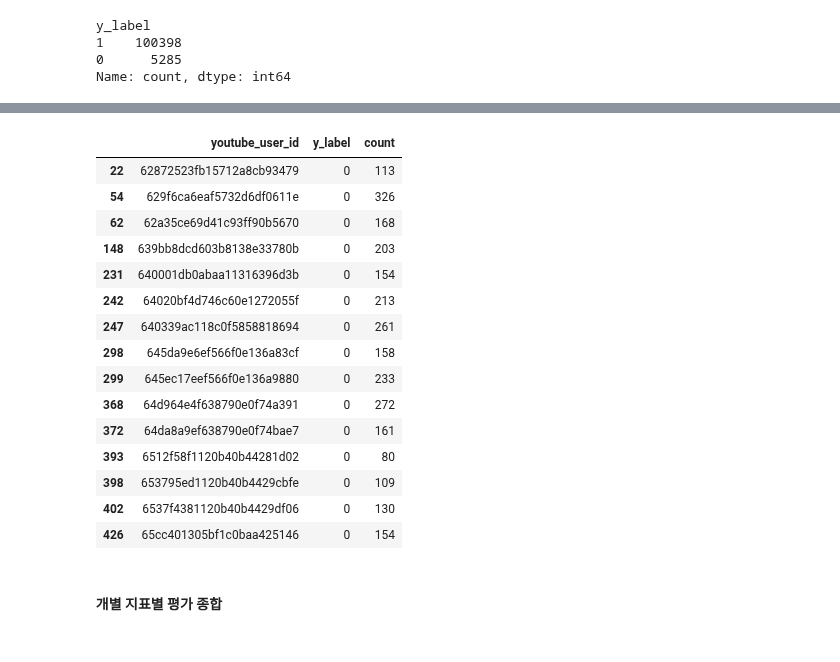
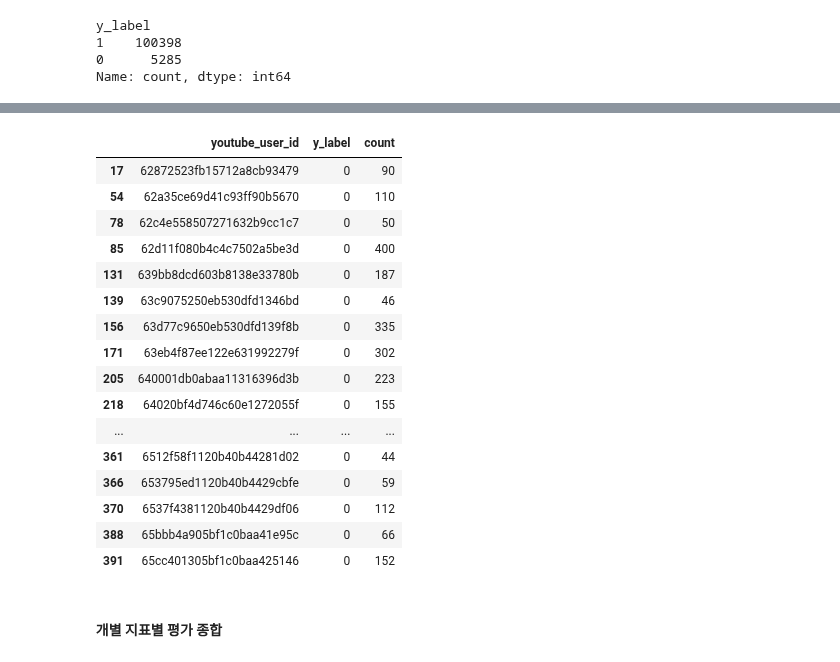
Before and after one commit to kkwann/awake, a Jupyter notebook: 3.EDA.ipynb, the cells around one changed output, grey strips where cells are left out. Cells and saved outputs as stored; diff of their text form; code cells hidden in the pictures.

```diff
--- a/3.EDA.ipynb
+++ b/3.EDA.ipynb
@@ -98,10 +108,16 @@ merge_df_users_fin['playback_based_cpm_rate'] = merge_df_users_fin['playback_bas
 merge_df_users_fin['revenue_per_minute_watched'] = merge_df_users_fin['estimated_revenue'] / merge_df_users_fin['estimatedMinutesWatched'] ## 시청 시간 당 수익
 merge_df_users_fin['avg_view_duration_rate'] = merge_df_users_fin['averageViewDuration'] / merge_df_users_fin['averageViewPercentage'] ## 평균 시청 시간 비율
 merge_df_users_fin['watched_time_rate'] = merge_df_users_fin['averageViewPercentage'] * merge_df_users_fin['estimatedMinutesWatched'] ## 재생 비율 대비 시청 시간
+merge_df_users_fin['watched_view_rate'] = merge_df_users_fin['estimatedMinutesWatched'] / merge_df_users_fin['views'] ## 조회수당 시청시간
+merge_df_users_fin['subscribed_view_time_rate'] = merge_df_users_fin['estimatedMinutesWatched'] / merge_df_users_fin['SUBSCRIBED'] ## 구독자조회수당 시청시간
+merge_df_users_fin['unsubscribed_view_time_rate'] = merge_df_users_fin['estimatedMinutesWatched'] / merge_df_users_fin['UNSUBSCRIBED'] ## 비구독자조회수당 시청시간
+merge_df_users_fin['subscriber_view_time_rate'] = merge_df_users_fin['estimatedMinutesWatched'] / merge_df_users_fin['subscribers_count'] ## 구독자당 시청시간
-# %%
-# 파생변수5 - 구독자 유형 관련
-merge_df_users_fin['subscribed_view_time_rate'] = merge_df_users_fin['SUBSCRIBED'] / (merge_df_users_fin['SUBSCRIBED'] + merge_df_users_fin['UNSUBSCRIBED']) ## 구독자 시청 시간 비율
-merge_df_users_fin['unsubscribed_view_time_rate'] = merge_df_users_fin['UNSUBSCRIBED'] / (merge_df_users_fin['SUBSCRIBED'] + merge_df_users_fin['UNSUBSCRIBED']) ## 비구독자 시청 시간 비율
+# %%
+# 파생변수5 - 광고 관련
+merge_df_users_fin['revenue_per_playback'] = merge_df_users_fin['gross_revenue'] / merge_df_users_fin['monetized_playbacks'] ## 1회 광고재생당 수익
+merge_df_users_fin['gross_revenue_per_ad_impression'] = merge_df_users_fin['gross_revenue'] / merge_df_users_fin['ad_impressions'] ## 1회 광고노출당 총수익
+merge_df_users_fin['playback_rate'] = merge_df_users_fin['monetized_playbacks'] / merge_df_users_fin['ad_impressions'] ## 광고노출 대비 재생율
+merge_df_users_fin['unplayback_rate'] = (merge_df_users_fin['ad_impressions'] - merge_df_users_fin['monetized_playbacks']) / merge_df_users_fin['ad_impressions'] ## 광고노출 대비 비재생율
 # %%
 # 파생변수6 - 연령 및 성별 관련
 female_col = [col_nm for col_nm in merge_df_users_fin.columns if 'female' in col_nm ]
@@ -152,7 +168,7 @@ merge_df_users_looker = merge_df_users_fin[['youtube_user_id','date','date_week'
 #### 중요 지표 표준화
 # %%
 # y값 활용 지표
-y_col = ['total_engage_rate', 'net_subscribers_change', 'averageViewPercentage', 'revenue_per_view'] ## null값은 views가 0인 데이터
+y_col = ['total_engage_rate', 'net_subscribers_change', 'averageViewPercentage', 'revenue_per_view', 'gross_revenue_per_ad_impression'] ## null값은 views가 0인 데이터
 # %%
 # null값 대체
 merge_df_users_fin[y_col] = merge_df_users_fin[y_col].fillna(0) ## NaN
@@ -205,23 +221,24 @@ y_result_df
 # %%
 # 계정별 일일데이터의 20% 이상 이상치 데이터인 계정 확인
-y_result_df[y_result_df['y_label']==0][y_result_df[y_result_df['y_label']==0]['count'] >= 80]
+y_result_df[y_result_df['y_label']==0][y_result_df[y_result_df['y_label']==0]['count'] >= 40]
 # %% [output]
 |  | youtube_user_id | y_label | count |
-| 22 | 62872523fb15712a8cb93479 | 0 | 113 |
-| 54 | 629f6ca6eaf5732d6df0611e | 0 | 326 |
-| 62 | 62a35ce69d41c93ff90b5670 | 0 | 168 |
-| 148 | 639bb8dcd603b8138e33780b | 0 | 203 |
-| 231 | 640001db0abaa11316396d3b | 0 | 154 |
-| 242 | 64020bf4d746c60e1272055f | 0 | 213 |
-| 247 | 640339ac118c0f5858818694 | 0 | 261 |
-| 298 | 645da9e6ef566f0e136a83cf | 0 | 158 |
-| 299 | 645ec17eef566f0e136a9880 | 0 | 233 |
-| 368 | 64d964e4f638790e0f74a391 | 0 | 272 |
-| 372 | 64da8a9ef638790e0f74bae7 | 0 | 161 |
-| 393 | 6512f58f1120b40b44281d02 | 0 | 80 |
-| 398 | 653795ed1120b40b4429cbfe | 0 | 109 |
-| 402 | 6537f4381120b40b4429df06 | 0 | 130 |
-| 426 | 65cc401305bf1c0baa425146 | 0 | 154 |
+| 17 | 62872523fb15712a8cb93479 | 0 | 90 |
+| 54 | 62a35ce69d41c93ff90b5670 | 0 | 110 |
+| 78 | 62c4e558507271632b9cc1c7 | 0 | 50 |
+| 85 | 62d11f080b4c4c7502a5be3d | 0 | 400 |
+| 131 | 639bb8dcd603b8138e33780b | 0 | 187 |
+| 139 | 63c9075250eb530dfd1346bd | 0 | 46 |
+| 156 | 63d77c9650eb530dfd139f8b | 0 | 335 |
+| 171 | 63eb4f87ee122e631992279f | 0 | 302 |
+| 205 | 640001db0abaa11316396d3b | 0 | 223 |
+| 218 | 64020bf4d746c60e1272055f | 0 | 155 |
+| ... | ... | ... | ... |
+| 361 | 6512f58f1120b40b44281d02 | 0 | 44 |
+| 366 | 653795ed1120b40b4429cbfe | 0 | 59 |
+| 370 | 6537f4381120b40b4429df06 | 0 | 112 |
+| 388 | 65bbb4a905bf1c0baa41e95c | 0 | 66 |
+| 391 | 65cc401305bf1c0baa425146 | 0 | 152 |
 # %% [markdown]
 #### 개별 지표별 평가 종합
 # %%
```
Also changed, not shown: parts of 47 cells of this notebook, 2 other files.
